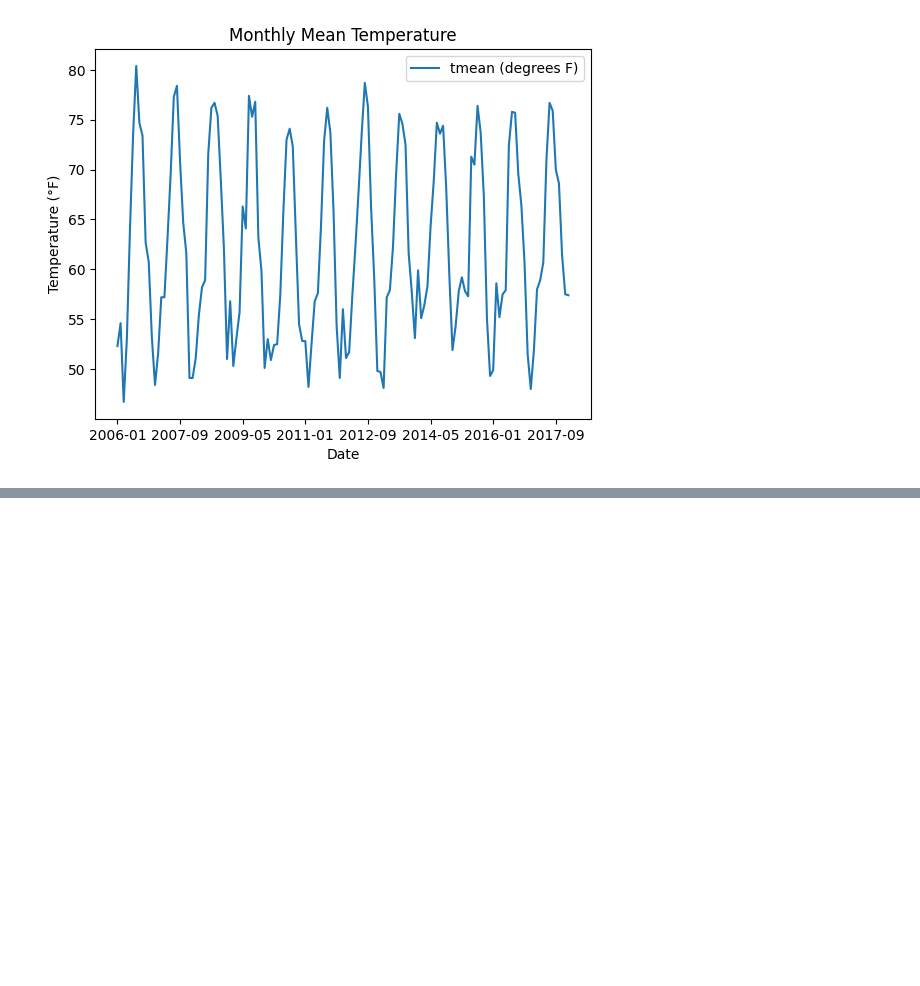
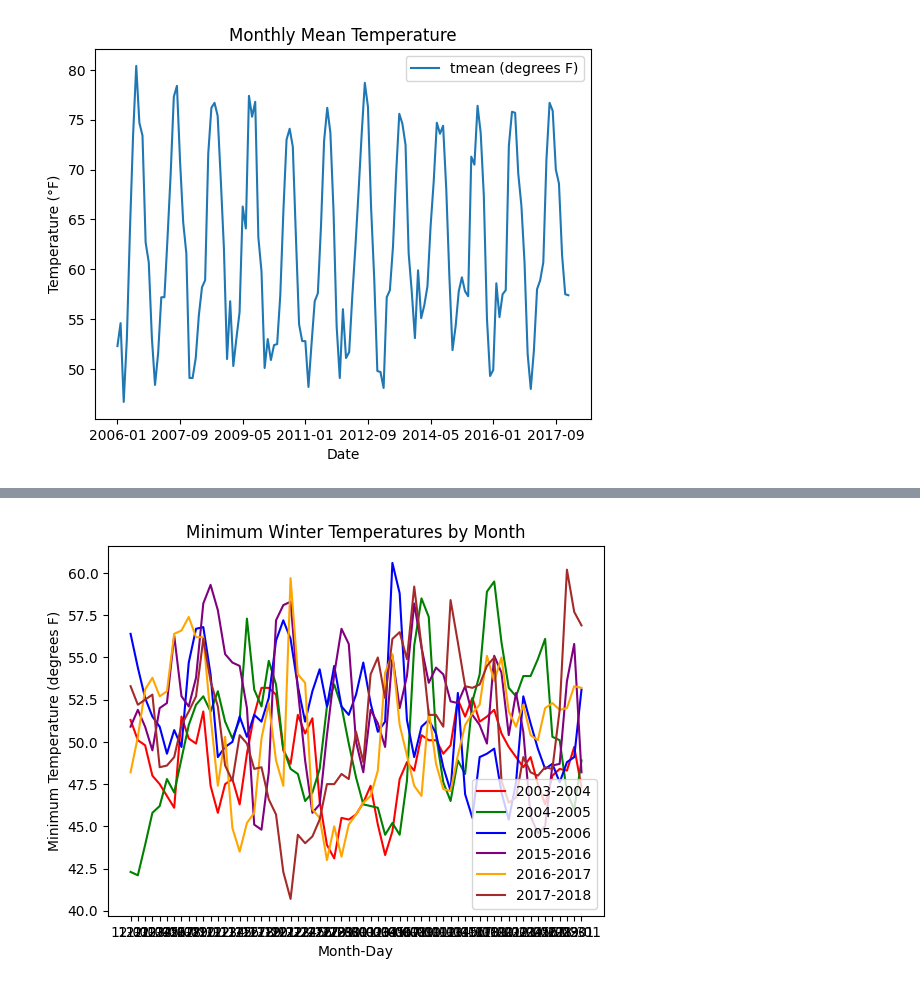
Before and after one commit to jmatrone/CEE609_Research_Project, a Jupyter notebook: Torrey_Pines.ipynb, the cells around one changed output, grey strips where cells are left out. Drawn from its saved outputs; the diff is of its cells as text; code cells hidden in the pictures; blank space fills up the shorter version.

```diff
--- a/Torrey_Pines.ipynb
+++ b/Torrey_Pines.ipynb
@@ -258,0 +347,4 @@ print(weather_data.head())
+# %%
+
+# Read CSV file with Pandas and skip the first ten rows for 2015-16 winter temps
+winter16climate = pd.read_csv('dec2015_feb2016_mintemp.csv', skiprows=10)
@@ -258,0 +360,4 @@ print(weather_data.head())
+# %%
+# Read CSV file with Pandas and skip the first ten rows for 2016-17 winter temps
+winter17climate = pd.read_csv('dec2016_feb2017_mintemp.csv', skiprows=10)
+winter17climate.head()
@@ -258,0 +371,4 @@ print(weather_data.head())
+# %%
+# Read CSV file with Pandas and skip the first ten rows for 2017-18 winter temps
+winter18climate = pd.read_csv('dec2017_feb2018_mintemp.csv', skiprows=10)
+winter18climate.head()
@@ -258,0 +382,28 @@ print(weather_data.head())
+# %%
+# Now plot all 6 years min temp data in one graph
+
+winter06climate['MonthDay'] = pd.to_datetime(winter06climate['Date']).dt.strftime('%m-%d')
+winter05climate['MonthDay'] = pd.to_datetime(winter05climate['Date']).dt.strftime('%m-%d')
+winter04climate['MonthDay'] = pd.to_datetime(winter04climate['Date']).dt.strftime('%m-%d')
+winter16climate['MonthDay'] = pd.to_datetime(winter16climate['Date']).dt.strftime('%m-%d')
+winter17climate['MonthDay'] = pd.to_datetime(winter17climate['Date']).dt.strftime('%m-%d')
+winter18climate['MonthDay'] = pd.to_datetime(winter18climate['Date']).dt.strftime('%m-%d')
+
+# Plot the minimum temperatures for each year based on similar months
+plt.plot(winter04climate['MonthDay'], winter04climate['tmin (degrees F)'], label='2003-2004', color='red')
+plt.plot(winter05climate['MonthDay'], winter05climate['tmin (degrees F)'], label='2004-2005', color='green')
+plt.plot(winter06climate['MonthDay'], winter06climate['tmin (degrees F)'], label='2005-2006', color='blue')
+plt.plot(winter16climate['MonthDay'], winter16climate['tmin (degrees F)'], label='2015-2016', color='purple')
+plt.plot(winter17climate['MonthDay'], winter17climate['tmin (degrees F)'], label='2016-2017', color='orange')
+plt.plot(winter18climate['MonthDay'], winter18climate['tmin (degrees F)'], label='2017-2018', color='brown')
+
+# Add title and labels
+plt.title('Minimum Winter Temperatures by Month')
+plt.xlabel('Month-Day')
+plt.ylabel('Minimum Temperature (degrees F)')
+plt.legend()
+
+# Show the plot
+plt.show()
+# %% [output]
+[figure, added]
```
Also changed, not shown: parts of 18 cells of this notebook.
